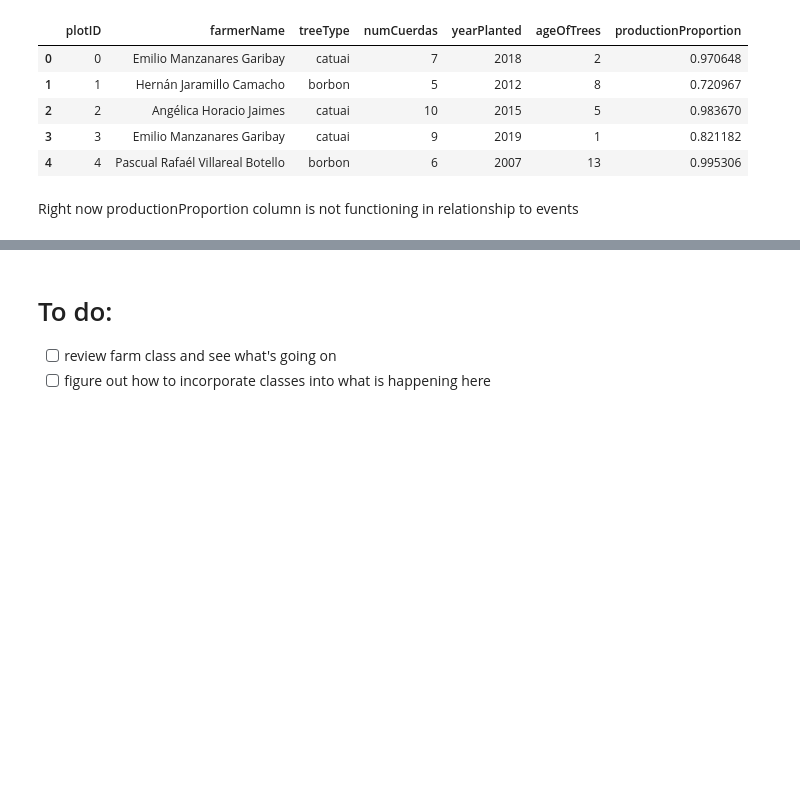
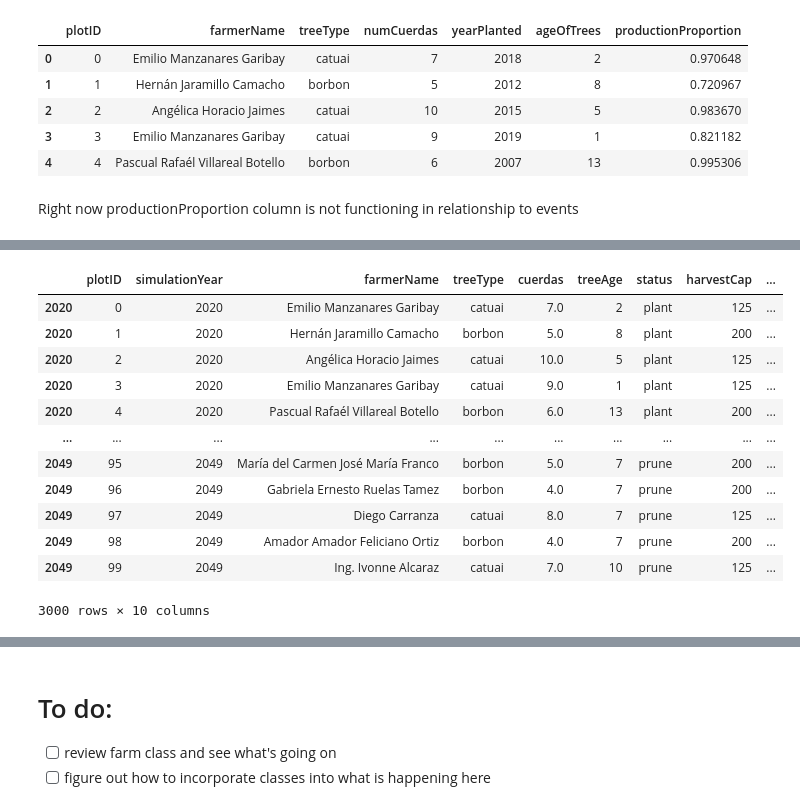
Before and after one commit to mindthegrow/cafelytics, a Jupyter notebook: reWrite.ipynb, the cells around one changed output, grey strips where cells are left out. Saved outputs shown, nothing was run; the diff lists cells and outputs as text; code cells hidden in the pictures; blank space fills up the shorter version.

```diff
--- a/reWrite.ipynb
+++ b/reWrite.ipynb
@@ -319,0 +512,57 @@ simData[30:80]
+# %%
+def simulate(eventData = simData, startYear = 2020, years = 30, treeAttributes = treeAttributes):
+    plotClasses = []
+    # simulationDf = pd.DataFrame()
+    currentYear = startYear
+    #print(eventData)
+
+    plotClasses = initAllPlots(simData = eventData, year = startYear, treeAttributes = treeAttributes)
+
+    simulationDf = plotClasses[0].getRow()
+    for plotIndex,plot in enumerate(plotClasses):
+        if plotIndex == 0:
+            print()
+        else:
+            newRow = plot.getRow()
+            simulationDf = pd.concat([simulationDf, newRow])
+
+    for i in range(years):
+        if i == 0:
+            print()
+        else:
+            currentYear = startYear + i
+            for plotIndex,plot in enumerate(plotClasses):
+                _plotID = plot.plotID
+
+                plotData = simData[simData["plotID"] == _plotID]
+                eventNumber = getEvent(year=currentYear, plotDf = plotData)
+                #event = eventData[eventData["event"] == eventNumber]
+                eventStatus = plotData["status"][eventNumber]
+                eventStartYear = plotData["startYear"][eventNumber]
+                eventDeathYear = plotData["deathYear"][eventNumber]
+
+                plot.updateEvent(_simYear = currentYear, _status = eventStatus, _startYear = eventStartYear, _deathYear = eventDeathYear)
+
+                newRow = plot.getRow()
+                simulationDf = pd.concat([simulationDf, newRow])
+
+
+    return(simulationDf)
+# %%
+x = simulate()
+# %%
+x
+# %% [output]
+|  | plotID | simulationYear | farmerName | treeType | cuerdas | treeAge | status | harvestCap | ... |
+| 2020 | 0 | 2020 | Emilio Manzanares Garibay | catuai | 7.0 | 2 | plant | 125 | ... |
+| 2020 | 1 | 2020 | Hernán Jaramillo Camacho | borbon | 5.0 | 8 | plant | 200 | ... |
+| 2020 | 2 | 2020 | Angélica Horacio Jaimes | catuai | 10.0 | 5 | plant | 125 | ... |
+| 2020 | 3 | 2020 | Emilio Manzanares Garibay | catuai | 9.0 | 1 | plant | 125 | ... |
+| 2020 | 4 | 2020 | Pascual Rafaél Villareal Botello | borbon | 6.0 | 13 | plant | 200 | ... |
+| ... | ... | ... | ... | ... | ... | ... | ... | ... | ... |
+| 2049 | 95 | 2049 | María del Carmen José María Franco | borbon | 5.0 | 7 | prune | 200 | ... |
+| 2049 | 96 | 2049 | Gabriela Ernesto Ruelas Tamez | borbon | 4.0 | 7 | prune | 200 | ... |
+| 2049 | 97 | 2049 | Diego Carranza | catuai | 8.0 | 7 | prune | 125 | ... |
+| 2049 | 98 | 2049 | Amador Amador Feliciano Ortiz | borbon | 4.0 | 7 | prune | 200 | ... |
+| 2049 | 99 | 2049 | Ing. Ivonne Alcaraz | catuai | 7.0 | 10 | prune | 125 | ... |
+3000 rows × 10 columns
```
Also changed, not shown: parts of 19 cells of this notebook.
